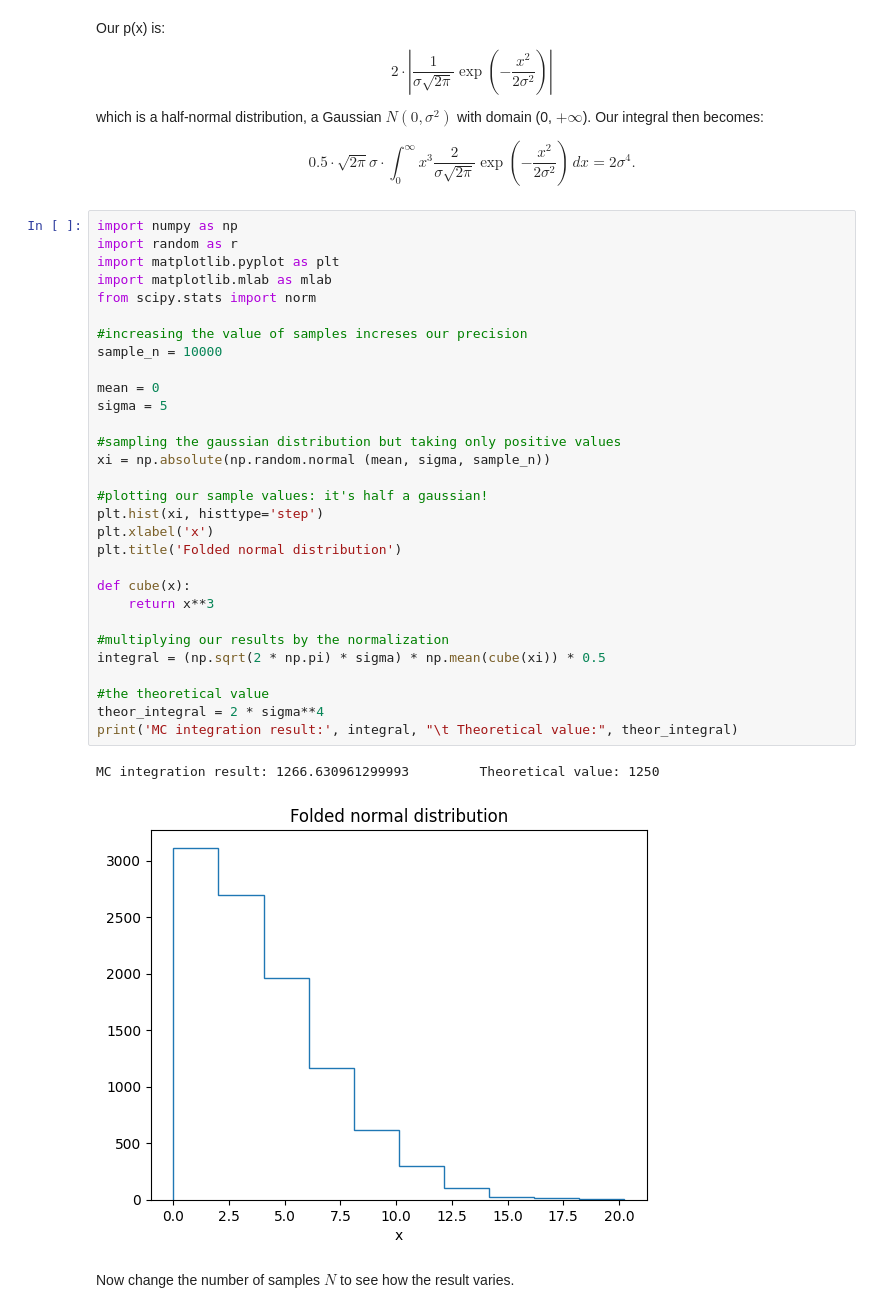
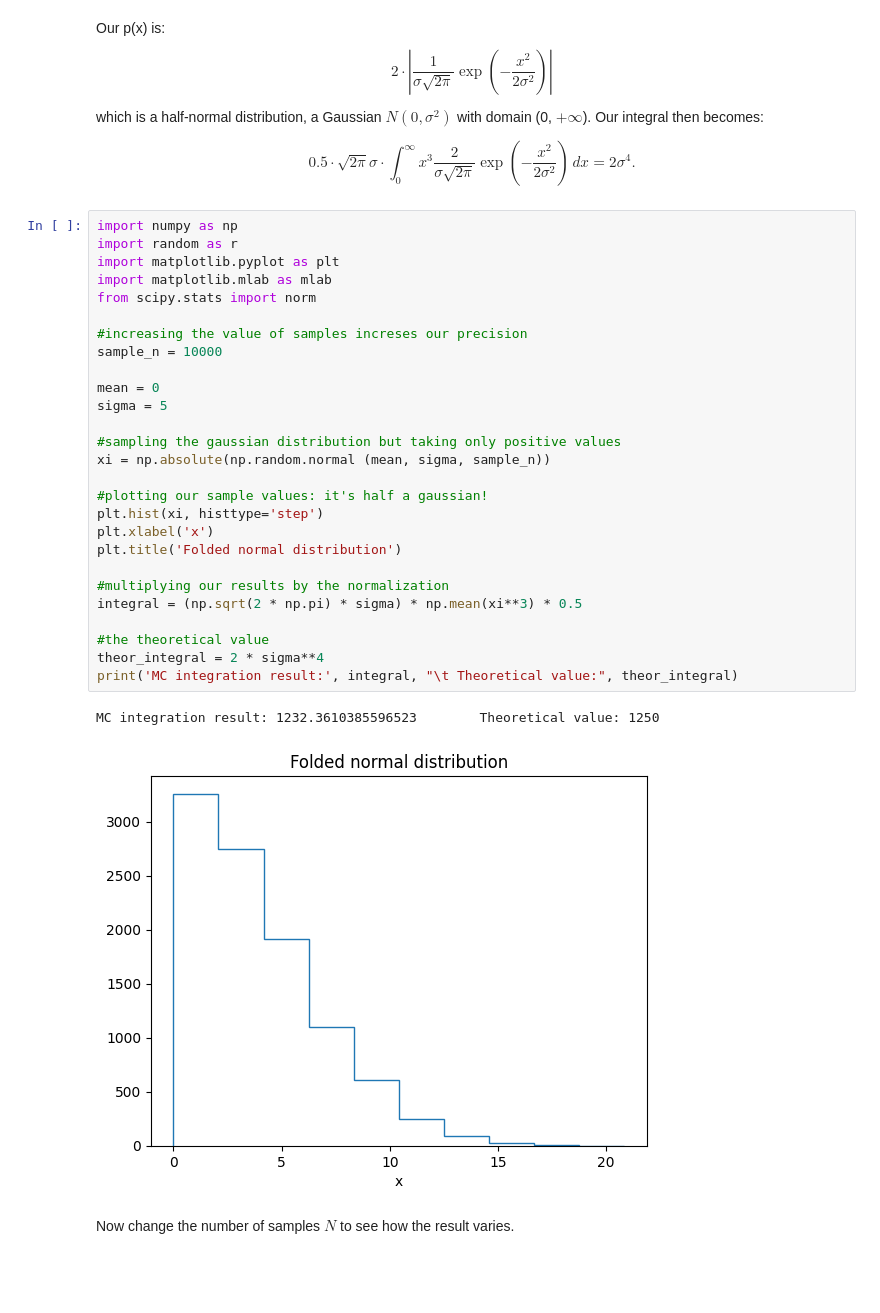
Before and after one commit to lisam10/astrostatistics_bicocca_2024, a Jupyter notebook: working/W03_MCintegration.ipynb, the cells around one changed output. Saved outputs shown, nothing was run; the diff lists cells and outputs as text; blank space fills up the shorter version.

```diff
--- a/working/W03_MCintegration.ipynb
+++ b/working/W03_MCintegration.ipynb
@@ -22,36 +22,33 @@ $$ 0.5 \cdot \sqrt{2\pi}\sigma \cdot \int_0^\infty x^3 \frac{2}{\sigma \sqrt{2\p
 # %%
 import numpy as np
 import random as r
 import matplotlib.pyplot as plt
 import matplotlib.mlab as mlab
 from scipy.stats import norm
 
 #increasing the value of samples increses our precision
 sample_n = 10000
 
 mean = 0
 sigma = 5
 
 #sampling the gaussian distribution but taking only positive values
 xi = np.absolute(np.random.normal (mean, sigma, sample_n))
 
 #plotting our sample values: it's half a gaussian!
 plt.hist(xi, histtype='step')
 plt.xlabel('x')
 plt.title('Folded normal distribution')
 
-def cube(x):
-    return x**3
-
 #multiplying our results by the normalization
-integral = (np.sqrt(2 * np.pi) * sigma) * np.mean(cube(xi)) * 0.5
+integral = (np.sqrt(2 * np.pi) * sigma) * np.mean(xi**3) * 0.5
 
 #the theoretical value
 theor_integral = 2 * sigma**4
 print('MC integration result:', integral, "\t Theoretical value:", theor_integral)
 # %% [output]
-MC integration result: 1266.630961299993         Theoretical value: 1250
+MC integration result: 1232.3610385596523        Theoretical value: 1250
-[figure, old version]
+[figure, new version]
 # %% [markdown]
 Now change the number of samples $N$ to see how the result varies.
 # %%
```
Also changed, not shown: parts of 3 cells of this notebook.
